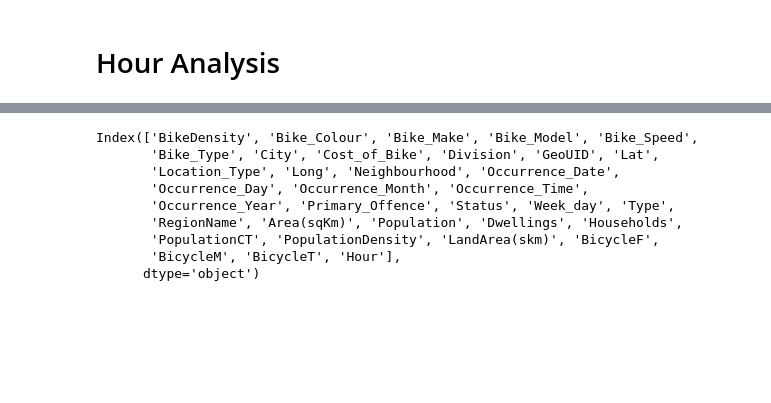
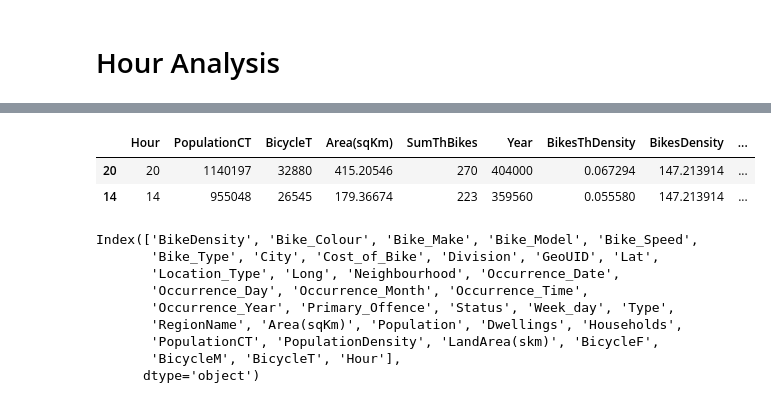
Before and after one commit to TEAM-IMT/bikes-theft-model, a Jupyter notebook: Codigos/Statistics_Census_Diegof.ipynb, the cells around one changed output, grey strips where cells are left out. Cells and saved outputs as stored; diff of their text form; code cells hidden in the pictures; blank space fills up the shorter version.

```diff
--- a/Codigos/Statistics_Census_Diegof.ipynb
+++ b/Codigos/Statistics_Census_Diegof.ipynb
@@ -974,0 +69,2 @@ Index(['BikeDensity', 'Bike_Colour', 'Bike_Make', 'Bike_Model', 'Bike_Speed',
+# %%
+allJoint =pd.read_csv('/content/gdrive/My Drive/IMT Atlantique/Data Science/Project Bycicle/bikes-theft-model/Data/CityJoint.csv', header =0, index_col='Unnamed: 0')
@@ -974,0 +73,17 @@ Index(['BikeDensity', 'Bike_Colour', 'Bike_Make', 'Bike_Model', 'Bike_Speed',
+# %%
+allJoint['Occurrence_Time'] = pd.to_datetime(allJoint['Occurrence_Time'])
+allJoint['Hour'] = allJoint['Occurrence_Time'].dt.hour
+
+df_yd=allJoint[allJoint['Status']=='STOLEN'].groupby(['City','Occurrence_Month','Occurrence_Day']).size().reset_index().rename(columns={0:'SumThBikes'})
+
+print(df_yd)
+LandArea = allJoint['Area(sqKm)']
+bikes = allJoint['BicycleT']
+Population = allJoint['PopulationCT']
+
+df_yd['BikesThDensity']=df_yd['SumThBikes']/bikes #Theft bikes density
+df_yd['BikesDensity']= bikes / LandArea#Bikes density
+df_yd['PopulationDensity'] =Population/LandArea#Population Density
+df_yd['%Theft/sqKm'] = (df_yd['BikesThDensity']/df_yd['BikesDensity']) #Percentage of stoles bikes by sq Km
+df_yd['%PopulationBike'] =(df_yd['BikesDensity']/df_yd['PopulationDensity']) #Percentage of bikes by sq Km
+df_yd['SumThBikes'] = df_yd['SumThBikes']
@@ -974,0 +105,14 @@ Index(['BikeDensity', 'Bike_Colour', 'Bike_Make', 'Bike_Model', 'Bike_Speed',
+# %%
+df_hd=allJoint[allJoint['Status']=='STOLEN'].groupby(['City','Occurrence_Day', 'Hour']).size().reset_index().rename(columns={0:'SumThBikes'})
+
+print(df_hd)
+LandArea = allJoint['Area(sqKm)']
+bikes = allJoint['BicycleT']
+Population = allJoint['PopulationCT']
+
+df_hd['BikesThDensity']=df_hd['SumThBikes']/bikes #Theft bikes density
+df_hd['BikesDensity']= bikes / LandArea#Bikes density
+df_hd['PopulationDensity'] =Population/LandArea#Population Density
+df_hd['%Theft/sqKm'] = (df_hd['BikesThDensity']/df_hd['BikesDensity']) #Percentage of stoles bikes by sq Km
+df_hd['%PopulationBike'] =(df_hd['BikesDensity']/df_hd['PopulationDensity']) #Percentage of bikes by sq Km
+df_hd['SumThBikes'] = df_hd['SumThBikes']
@@ -1095,3 +265,9 @@ DensityStolenBikesHour2017.head(25)
+# %%
+DensityStolenBikesHour2017.sample(2)
+# %% [output]
+|  | Hour | PopulationCT | BicycleT | Area(sqKm) | SumThBikes | Year | BikesThDensity | BikesDensity | ... |
+| 20 | 20 | 1140197 | 32880 | 415.20546 | 270 | 404000 | 0.067294 | 147.213914 | ... |
+| 14 | 14 | 955048 | 26545 | 179.36674 | 223 | 359560 | 0.055580 | 147.213914 | ... |
 # %%
 CityJoint_2014.columns
 # %% [output]
```
Also changed, not shown: parts of 66 cells of this notebook.
